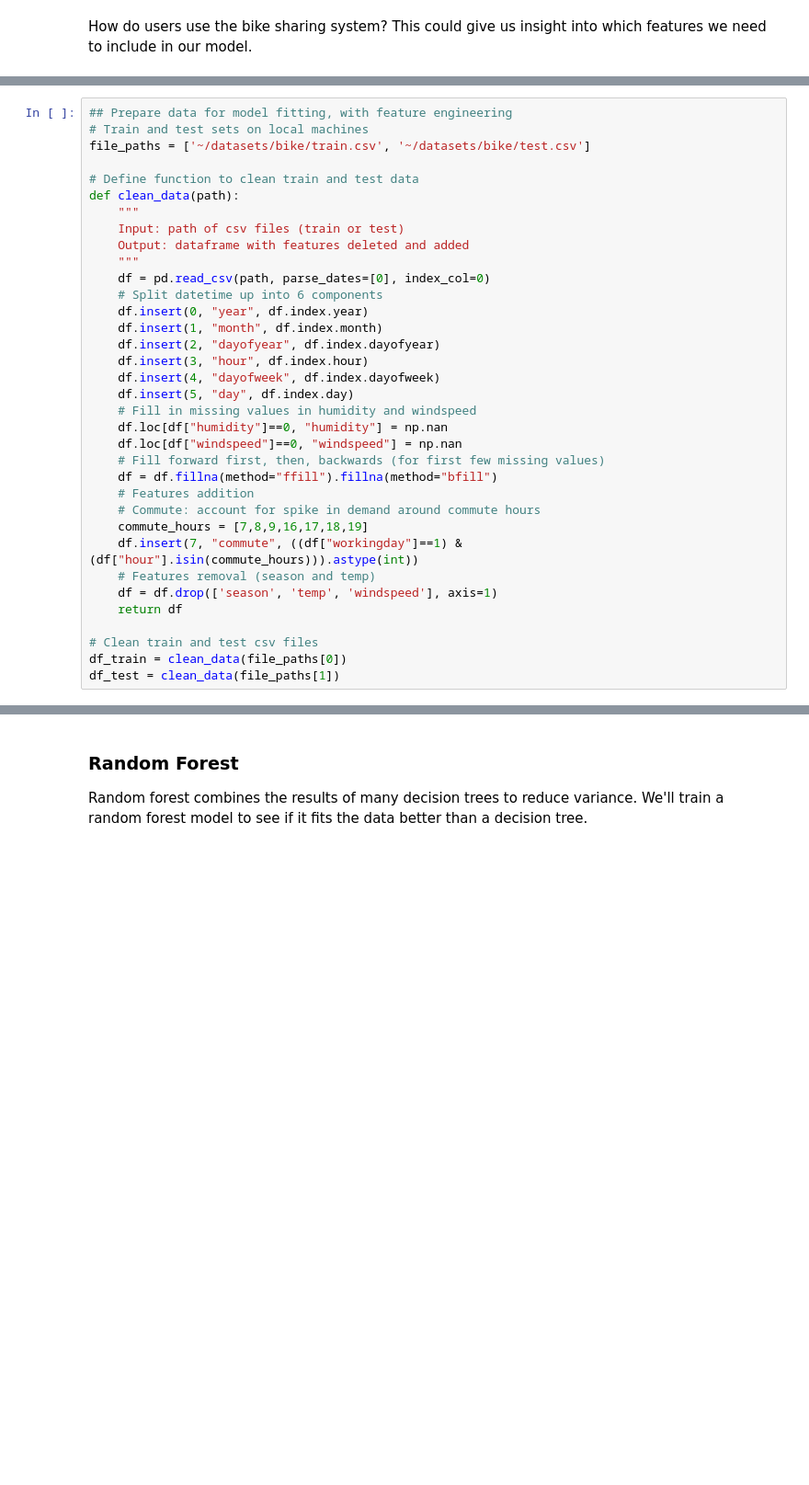
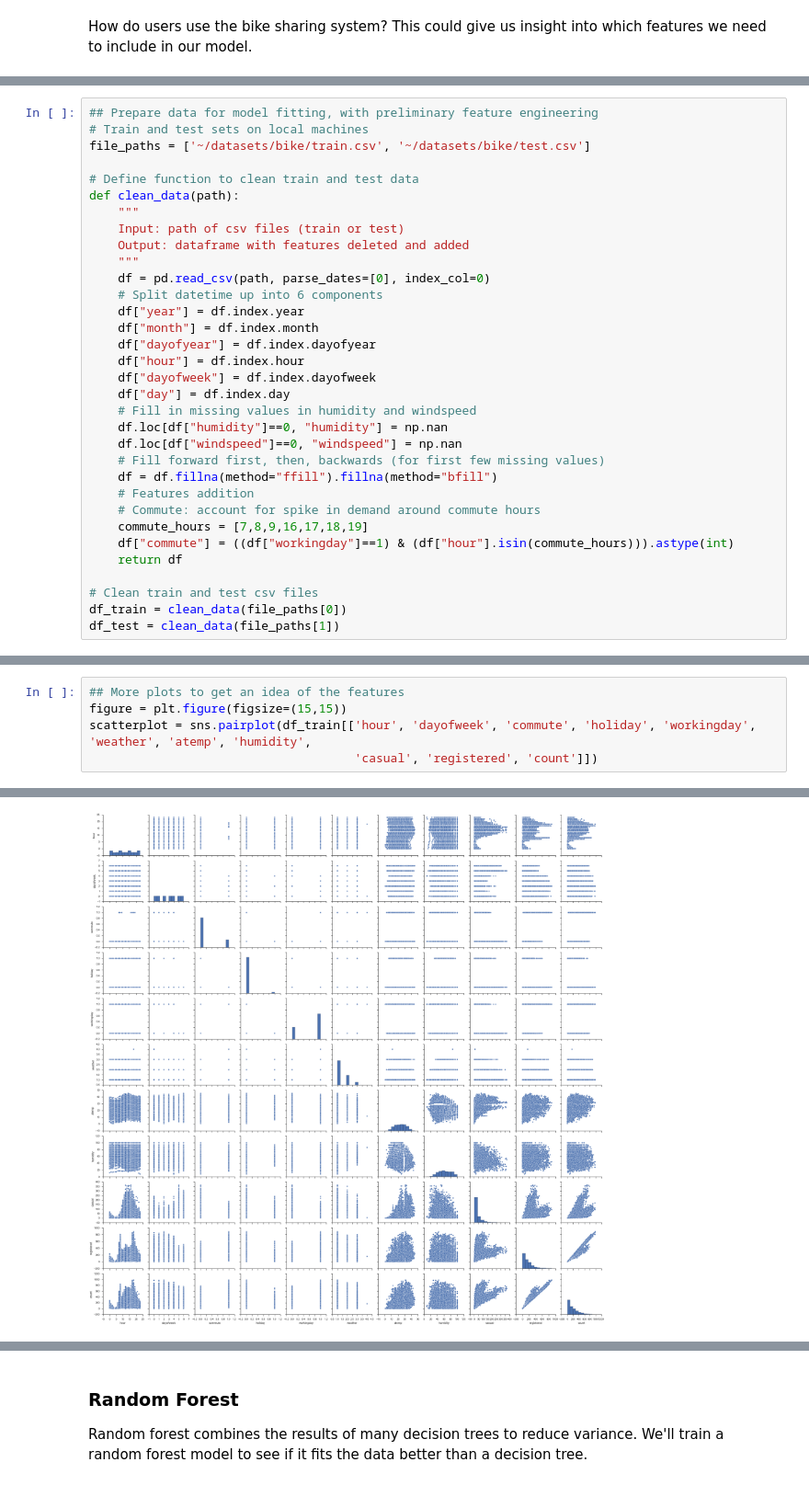
Before and after one commit to KonniamChan/ML_Projects_W207, a Jupyter notebook: project_bikesharing.ipynb, the cells around one changed output, grey strips where cells are left out. Shown at 92% size. Drawn from its saved outputs; the diff is of its cells as text; blank space fills up the shorter version.

```diff
--- a/project_bikesharing.ipynb
+++ b/project_bikesharing.ipynb
@@ -188,5 +181,5 @@ We used the above observations to engineer a few features:
 # %%
-## Prepare data for model fitting, with feature engineering
+## Prepare data for model fitting, with preliminary feature engineering
 # Train and test sets on local machines
 file_paths = ['~/datasets/bike/train.csv', '~/datasets/bike/test.csv']
 
@@ -198,12 +191,12 @@ def clean_data(path):
     """
     df = pd.read_csv(path, parse_dates=[0], index_col=0)
     # Split datetime up into 6 components
-    df.insert(0, "year", df.index.year)
-    df.insert(1, "month", df.index.month)
-    df.insert(2, "dayofyear", df.index.dayofyear)
-    df.insert(3, "hour", df.index.hour)
-    df.insert(4, "dayofweek", df.index.dayofweek)
-    df.insert(5, "day", df.index.day)
+    df["year"] = df.index.year
+    df["month"] = df.index.month
+    df["dayofyear"] = df.index.dayofyear
+    df["hour"] = df.index.hour
+    df["dayofweek"] = df.index.dayofweek
+    df["day"] = df.index.day
     # Fill in missing values in humidity and windspeed
     df.loc[df["humidity"]==0, "humidity"] = np.nan
     df.loc[df["windspeed"]==0, "windspeed"] = np.nan
@@ -212,9 +205,7 @@ def clean_data(path):
     # Features addition
     # Commute: account for spike in demand around commute hours
     commute_hours = [7,8,9,16,17,18,19]
-    df.insert(7, "commute", ((df["workingday"]==1) & (df["hour"].isin(commute_hours))).astype(int))
-    # Features removal (season and temp)
-    df = df.drop(['season', 'temp', 'windspeed'], axis=1)
+    df["commute"] = ((df["workingday"]==1) & (df["hour"].isin(commute_hours))).astype(int)
     return df
 
 # Clean train and test csv files
@@ -281,0 +216,6 @@ Train labels: (10886, 3)
+# %%
+## More plots to get an idea of the features
+figure = plt.figure(figsize=(15,15))
+scatterplot = sns.pairplot(df_train[['hour', 'dayofweek', 'commute', 'holiday', 'workingday', 'weather', 'atemp', 'humidity',
+                                     'casual', 'registered', 'count']])
+# %% [output]
@@ -281,0 +223 @@ Train labels: (10886, 3)
+[figure, added]
```
Also changed, not shown: parts of 47 cells of this notebook.
